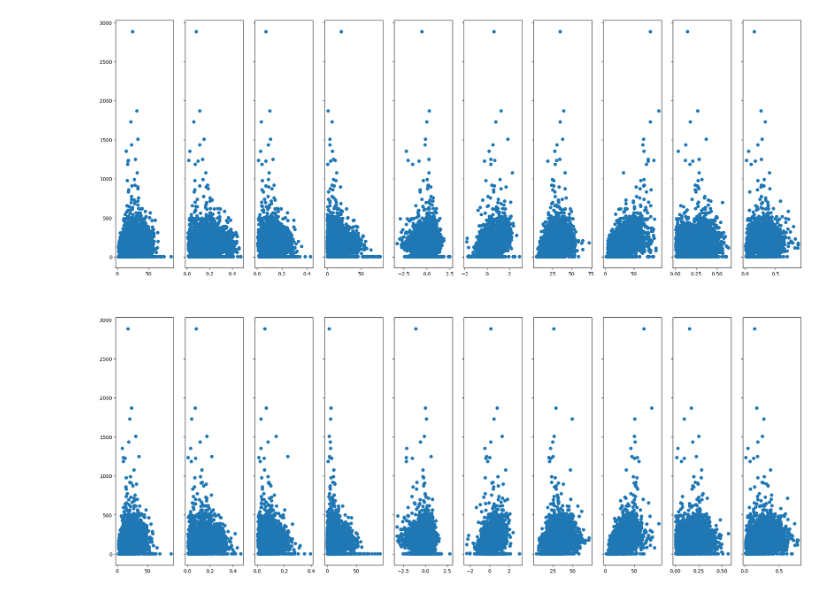
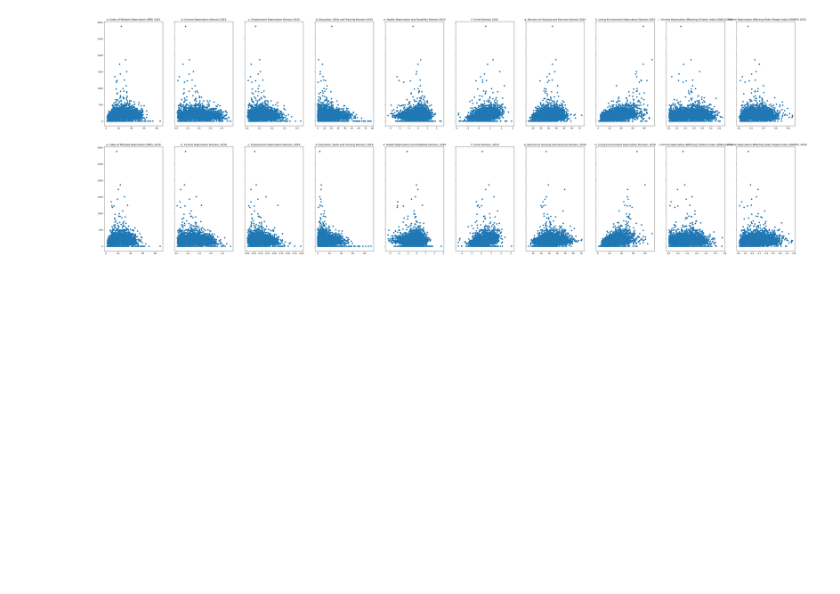
Before and after one commit to DC2-G19/policeResourceAllocation, a Jupyter notebook: lsoaVIS.ipynb, the cells around one changed output. Saved outputs shown, nothing was run; the diff lists cells and outputs as text; code cells hidden in the pictures; blank space fills up the shorter version.

```diff
--- a/lsoaVIS.ipynb
+++ b/lsoaVIS.ipynb
@@ -47,11 +47,13 @@ merged15 = pd.merge(iod15,crime_count, left_index=True, right_index=True)
 merged19 = pd.merge(iod19,crime_count, left_index=True, right_index=True)
 # %%
 # pd.plotting.scatter_matrix(merged, figsize=(50,50));
-fig, ax = plt.subplots(2,10, sharey=True, figsize= (25,20))
+fig, ax = plt.subplots(2,10, sharey=True, figsize= (60,20))
 for i, col in enumerate(iod15.columns):
     ax[0, i].scatter(merged15[col], merged15["Month"]);
+    ax[0, i].set_title(f"{col} 2015")
     ax[1, i].scatter(merged19[col], merged19["Month"]);
+    ax[1, i].set_title(f"{col}, 2019")
 
 plt.show()
 # %% [output]
-[figure, old version]
+[figure, new version]
```
Also changed, not shown: 7 other files.
